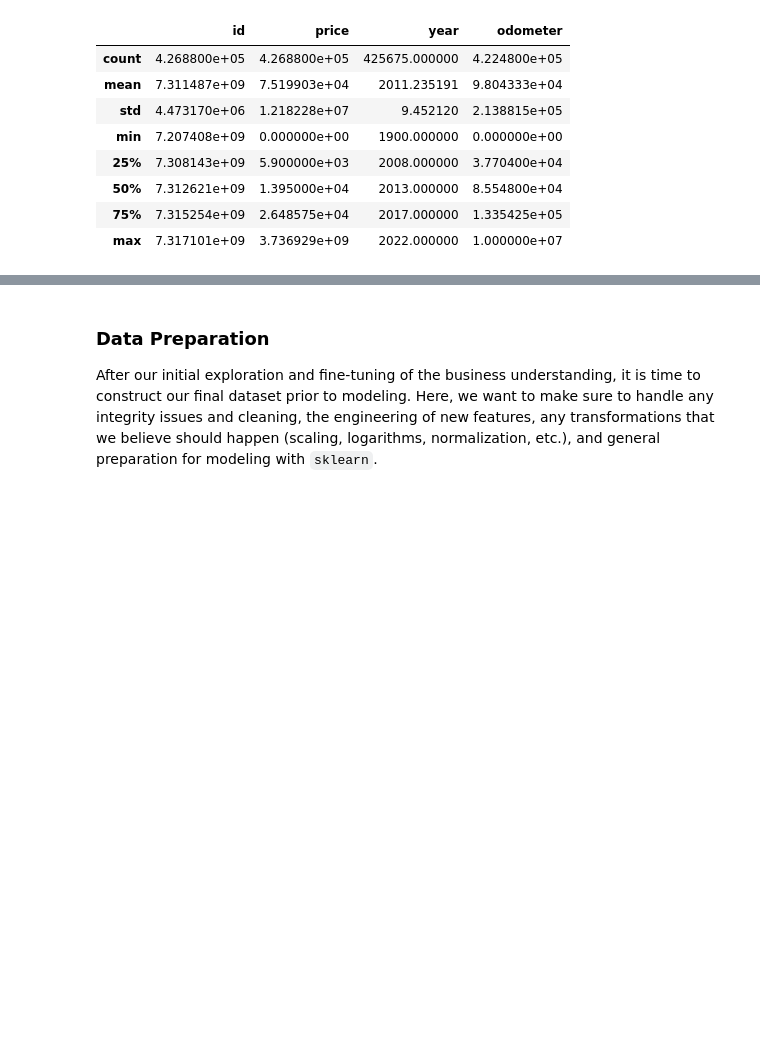
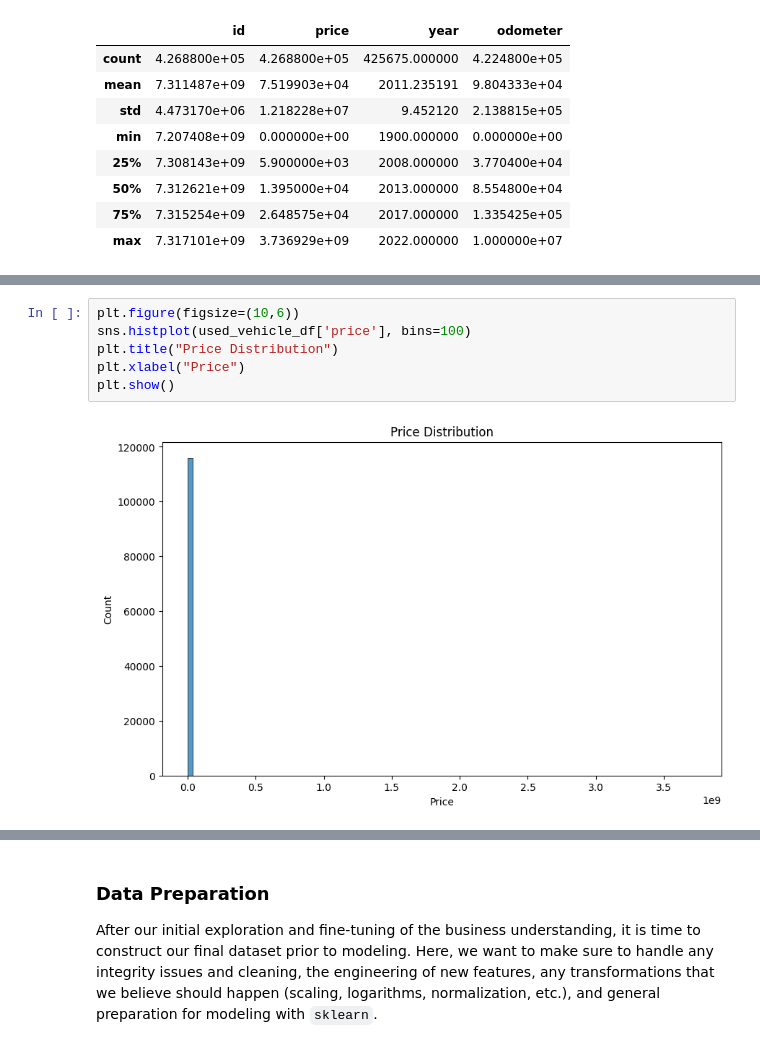
Before and after one commit to ashrivastav33/predict_car_price, a Jupyter notebook: code/predict_car_price_ashri33.ipynb, the cells around one changed output, grey strips where cells are left out. Saved outputs shown, nothing was run; the diff lists cells and outputs as text; blank space fills up the shorter version.

```diff
--- a/code/predict_car_price_ashri33.ipynb
+++ b/code/predict_car_price_ashri33.ipynb
@@ -92,0 +113,8 @@ used_vehicle_df.describe()
+# %%
+plt.figure(figsize=(10,6))
+sns.histplot(used_vehicle_df['price'], bins=100)
+plt.title("Price Distribution")
+plt.xlabel("Price")
+plt.show()
+# %% [output]
+[figure, added]
```
Also changed, not shown: parts of 17 cells of this notebook.
